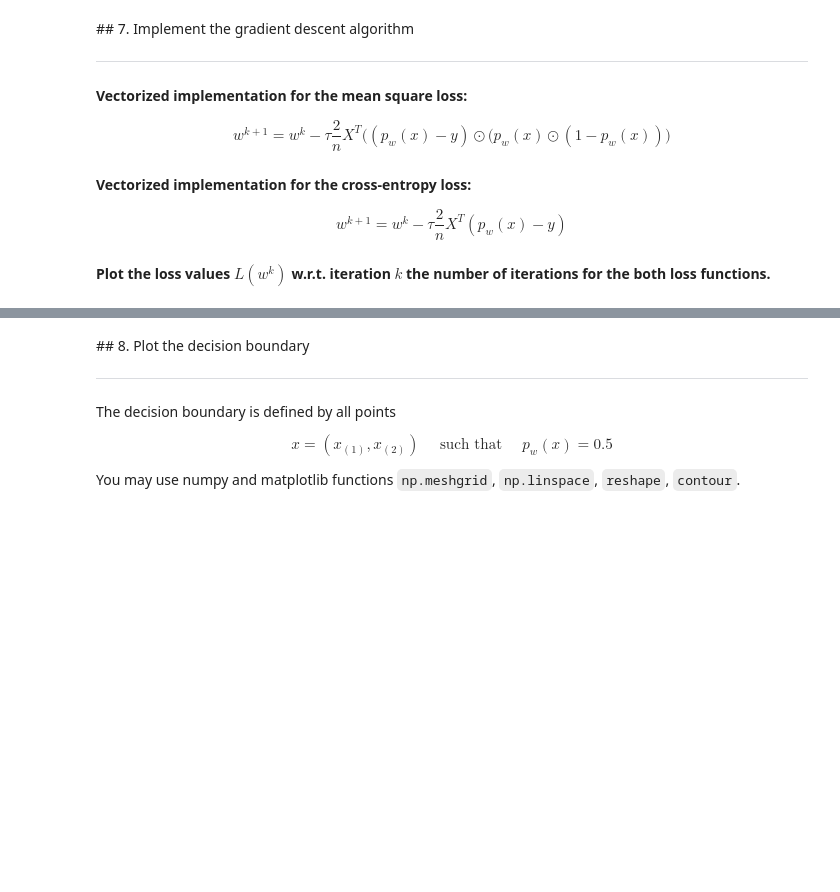
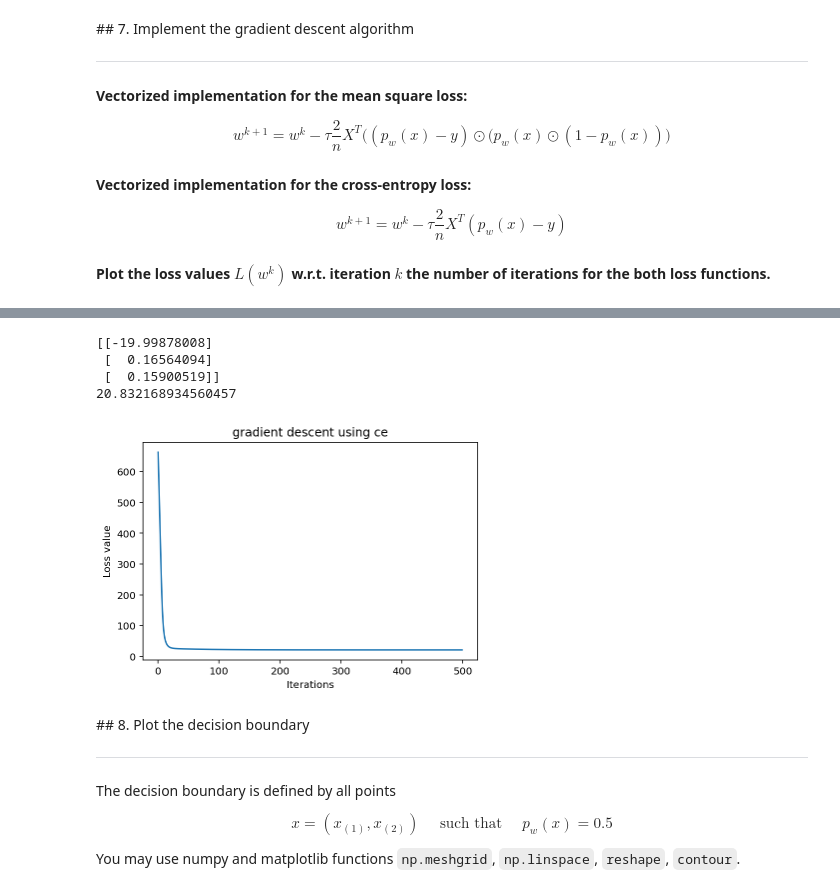
Before and after one commit to wkdthf21/Machine-Learning-Assignment, a Jupyter notebook: 04/assignment_04.ipynb, the cells around one changed output, grey strips where cells are left out. Saved outputs shown, nothing was run; the diff lists cells and outputs as text; code cells hidden in the pictures; blank space fills up the shorter version.

```diff
--- a/04/assignment_04.ipynb
+++ b/04/assignment_04.ipynb
@@ -318,3 +337,45 @@ plt.show()
+# %%
+# gradient descent function definition
+def grad_desc_ce(X, y , w_init=np.array([0,0,0])[:,None] ,tau=1e-4, max_iter=500):
+
+    L_iters = np.zeros([max_iter]) # record the loss values
+    w_iters = np.zeros([max_iter,2]) # record the loss values
+    w = w_init # initialization
+
+    for i in range(max_iter): # loop over the iterations
+
+        y_pred = f_pred(X, w) # linear predicition function
+        grad_f = grad_loss_ce(y_pred,y) # gradient of the loss
+        w = w - tau* grad_f # update rule of gradient descent
+        L_iters[i] = ce_loss(y_pred,y) # save the current loss value
+        w_iters[i,:] = w[0],w[1] # save the current w value
+
+    return w, L_iters, w_iters
+
+
+# run gradient descent algorithm
+start = time.time()
+w_init = np.array([-20, 0.1, 0.02])[:,None]
+
+tau = 0.0001; max_iter = 500
+w_ce, L_iters, w_iters = grad_desc_ce(X,y,w_init,tau,max_iter)
+
+print(w_ce)
+print(L_iters[max_iter-1])
+
+# plot
+plt.figure(3)
+plt.plot(L_iters)
+plt.title('gradient descent using ce')
+plt.xlabel('Iterations')
+plt.ylabel('Loss value')
+plt.show()
+# %% [output]
+[[-19.99878008]
+ [  0.16564094]
+ [  0.15900519]]
+20.832168934560457
+[figure, added]
 # %% [markdown]
 ## 8. Plot the decision boundary
 <hr>
```
Also changed, not shown: parts of 7 cells of this notebook.
